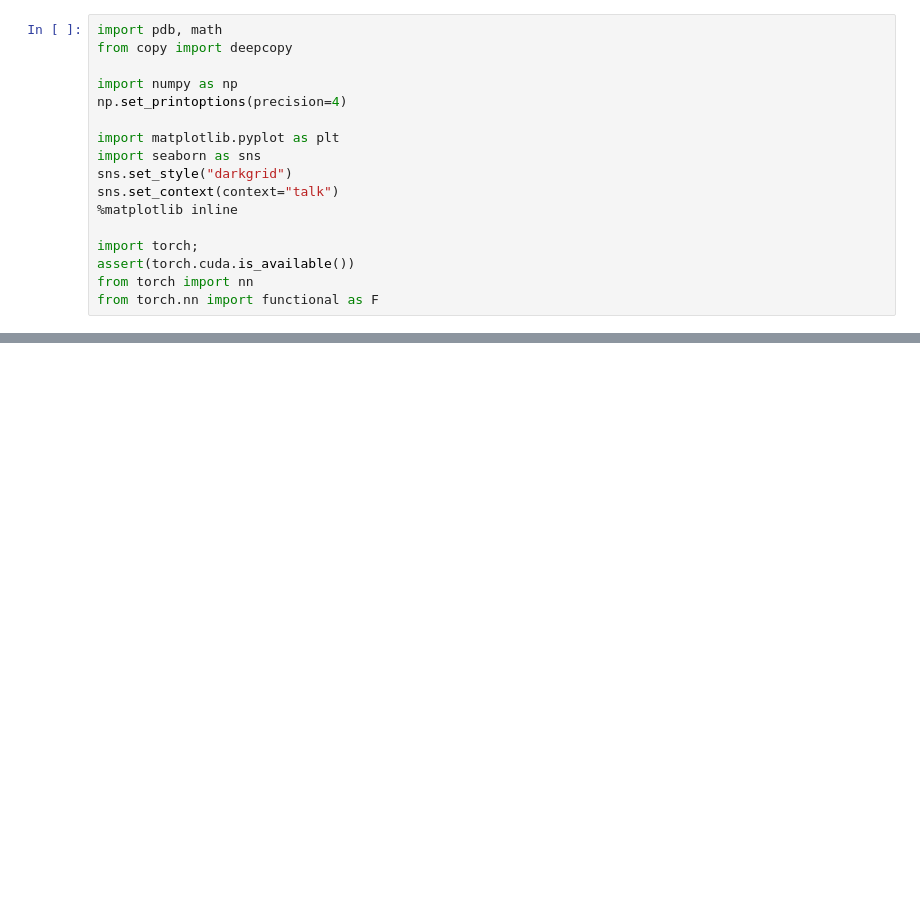
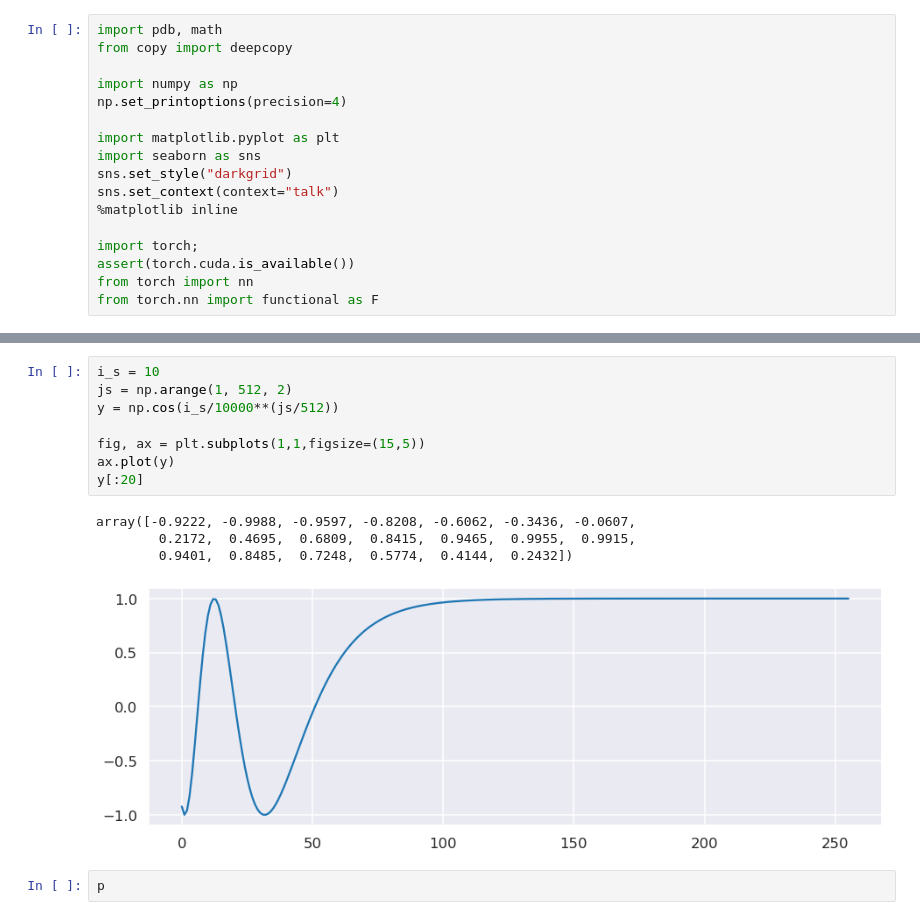
Before and after one commit to sudarshan85/transformer_tutorial, a Jupyter notebook: dev.ipynb, the cells around one changed output, grey strips where cells are left out. Drawn from its saved outputs; the diff is of its cells as text; blank space fills up the shorter version.

```diff
--- a/dev.ipynb
+++ b/dev.ipynb
@@ -41,0 +71,15 @@ query,key,value = x,x,x
+# %%
+i_s = 10
+js = np.arange(1, 512, 2)
+y = np.cos(i_s/10000**(js/512))
+
+fig, ax = plt.subplots(1,1,figsize=(15,5))
+ax.plot(y)
+y[:20]
+# %% [output]
+array([-0.9222, -0.9988, -0.9597, -0.8208, -0.6062, -0.3436, -0.0607,
+        0.2172,  0.4695,  0.6809,  0.8415,  0.9465,  0.9955,  0.9915,
+        0.9401,  0.8485,  0.7248,  0.5774,  0.4144,  0.2432])
+[figure, added]
+# %%
+p
```
Also changed, not shown: parts of 13 cells of this notebook, 2 other files.
